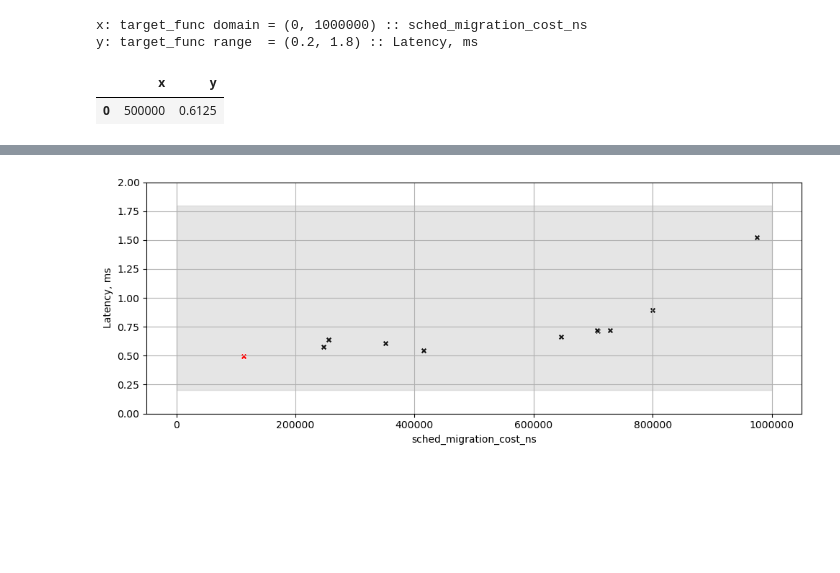
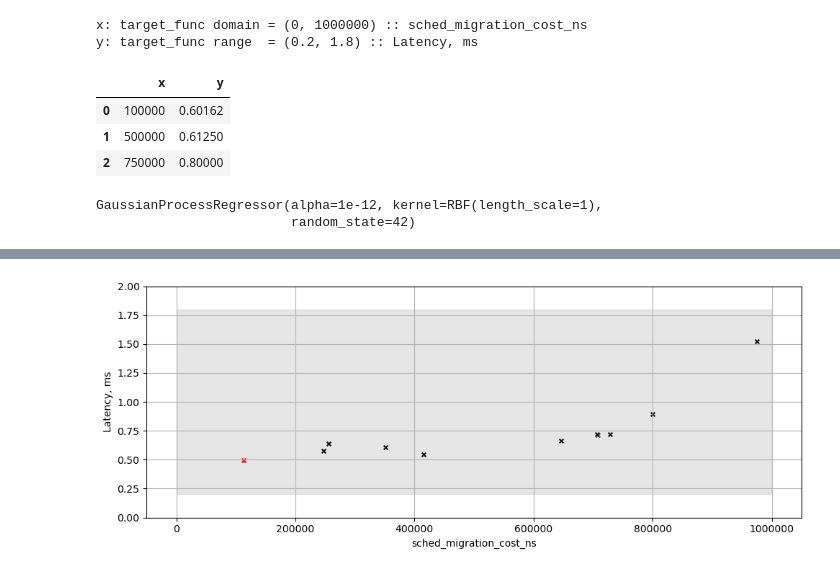
Before and after one commit to motus/sqlite-autotuning, a Jupyter notebook: sigmod2025_tutorial/sigmod2025_tutorial_02_bo.ipynb, the cells around one changed output, grey strips where cells are left out. Cells and saved outputs as stored; diff of their text form; code cells hidden in the pictures; blank space fills up the shorter version.

```diff
--- a/sigmod2025_tutorial/sigmod2025_tutorial_02_bo.ipynb
+++ b/sigmod2025_tutorial/sigmod2025_tutorial_02_bo.ipynb
@@ -17,8 +18,19 @@ y: target_func range  = (0.2, 1.8) :: Latency, ms
 # %%
 NUM_SAMPLES = 11
 # %%
-df = pandas.DataFrame({"x": [500000], "y": [target_func(500000)]})
+df = pandas.DataFrame({"x": [100000, 500000, 750000]})
+df["y"] = df.x.apply(target_func)
 df
 # %% [output]
 |  | x | y |
-| 0 | 500000 | 0.6125 |
+| 0 | 100000 | 0.60162 |
+| 1 | 500000 | 0.61250 |
+| 2 | 750000 | 0.80000 |
+# %%
+kernel = RBF(length_scale=1, length_scale_bounds=(0.1, 2.0))
+gp = GaussianProcessRegressor(kernel=kernel, alpha=1e-12, random_state=42)
+
+gp.fit(df.x.to_numpy().reshape(-1, 1), df.y)
+# %% [output]
+GaussianProcessRegressor(alpha=1e-12, kernel=RBF(length_scale=1),
+                         random_state=42)
```
Also changed, not shown: parts of 6 cells of this notebook.
